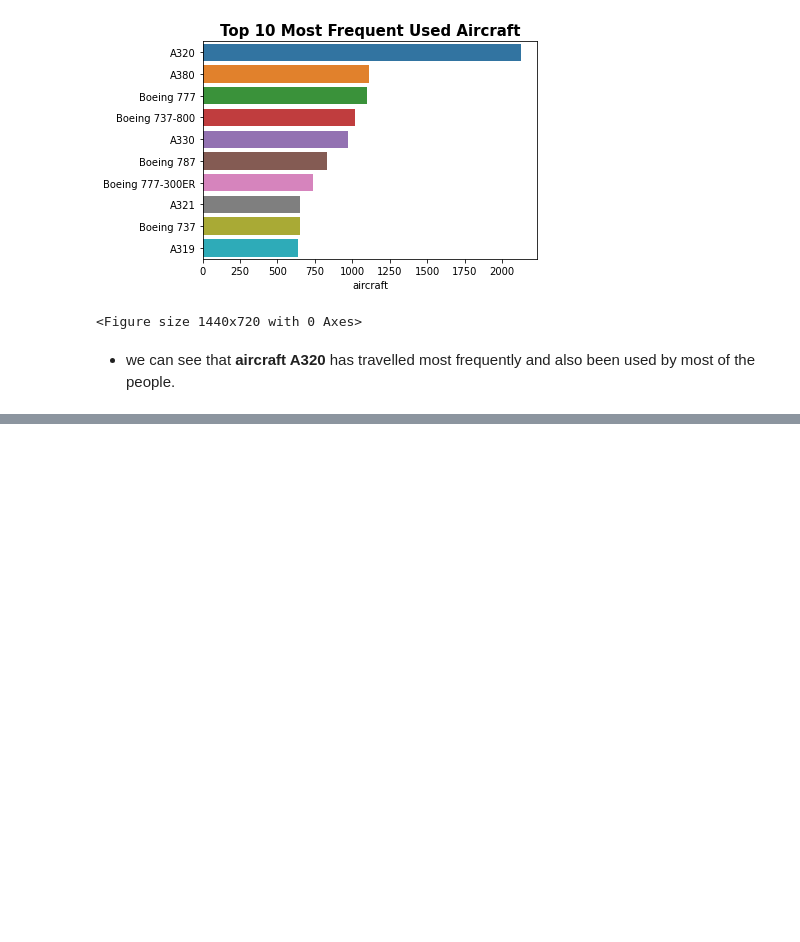
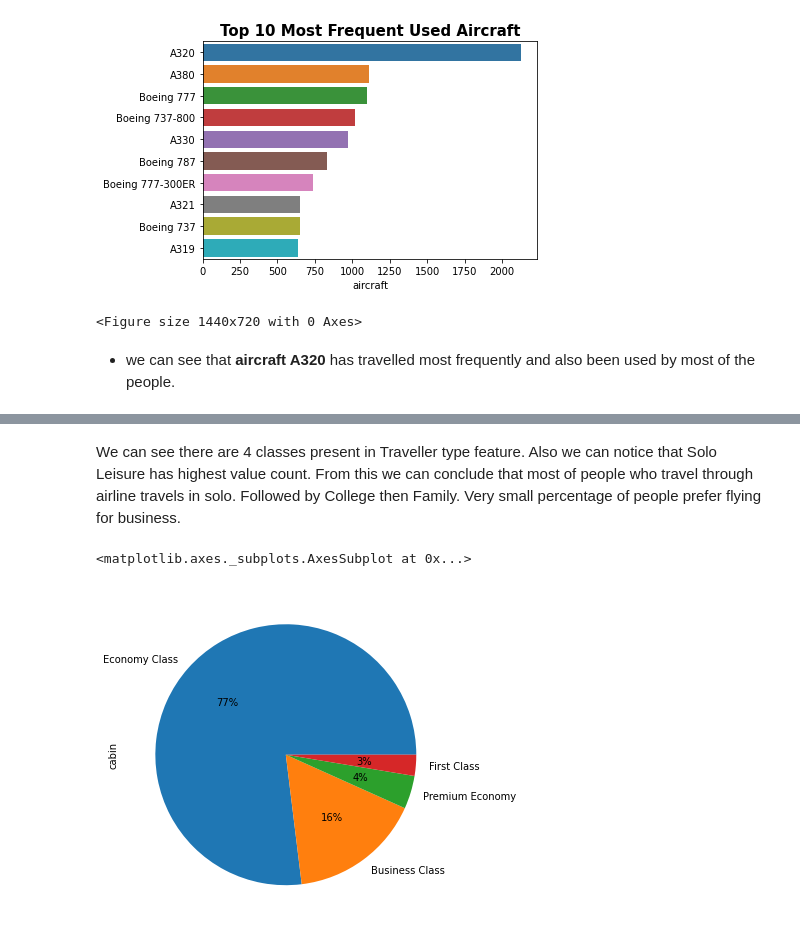
Before and after one commit to souravkarma/Sourav-Karmakar-Airline-passenger-referral-prediction, a Jupyter notebook: Sourav_Karmakar_Airline_passenger_referral_prediction.ipynb, the cells around one changed output, grey strips where cells are left out. Cells and saved outputs as stored; diff of their text form; code cells hidden in the pictures; blank space fills up the shorter version.

```diff
--- a/Sourav_Karmakar_Airline_passenger_referral_prediction.ipynb
+++ b/Sourav_Karmakar_Airline_passenger_referral_prediction.ipynb
@@ -207,0 +213,8 @@ Text(0.5, 1.0, 'Top 10 Most Frequent Used Aircraft')
+# %% [markdown]
+We can see there are 4 classes present in Traveller type feature. Also we can notice that Solo Leisure has highest value count. From this we can conclude that most of people who travel through airline travels in solo. Followed by College then Family. Very small percentage of people prefer flying for business.
+# %%
+# Get the number of passengers for each cabin class through pie chart visualization
+df['cabin'].value_counts().plot(kind='pie',autopct='%1.0f%%',figsize=(15,6))
+# %% [output]
+<matplotlib.axes._subplots.AxesSubplot at 0x...>
+[figure, added]
```
Also changed, not shown: parts of 18 cells of this notebook.
